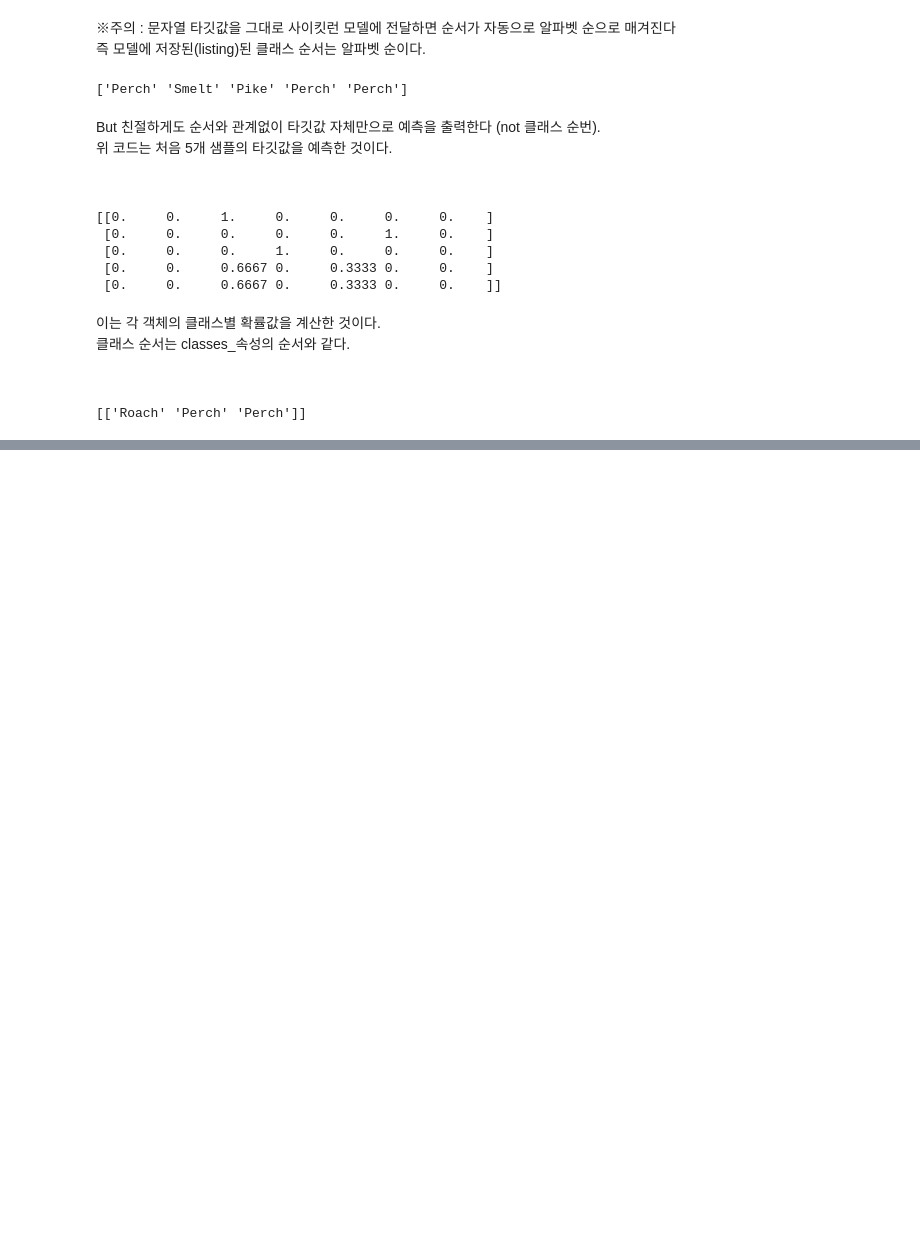
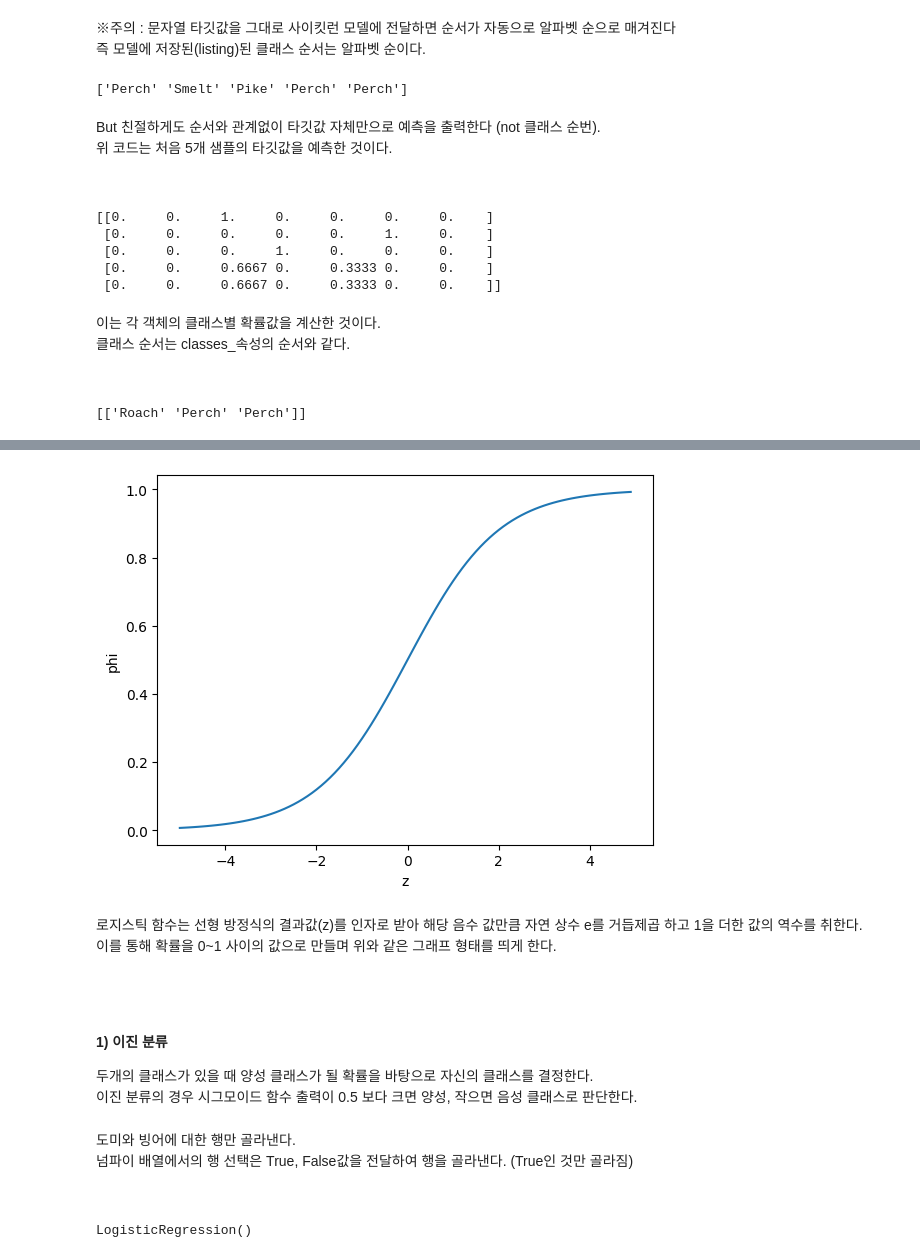
Before and after one commit to Vida0822/MachinLearning_Basic, a Jupyter notebook: classification.ipynb, the cells around one changed output, grey strips where cells are left out. Saved outputs shown, nothing was run; the diff lists cells and outputs as text; code cells hidden in the pictures; blank space fills up the shorter version.

Commit message:
로지스틱 회귀 알고리즘 학습

```diff
--- a/classification.ipynb
+++ b/classification.ipynb
@@ -153,0 +177,26 @@ print(train_target[indexes])
+# %%
+import numpy as np
+import matplotlib.pyplot as plt
+
+# -5와 5 사이에 0.1 간격으로 배열 z를 만든다. (z = [-5, -4.9, -4.8..., 4.9, 5]) --> 이 부분이 나중엔 실제 선형 방정식 결과값으로 나옴
+z = np.arange(-5,5,0.1)
+
+# 해당 z 배열의 value point마다 시그모이드 함수를 계산한다 (exp() : 지수 함수 계산)
+phi = 1 / (1+np.exp(-z))
+
+plt.plot(z, phi)
+plt.xlabel('z')
+plt.ylabel('phi')
+plt.show()
+# %% [output]
+[figure, added]
+# %% [markdown]
+로지스틱 함수는 선형 방정식의 결과값(z)를 인자로 받아 해당 음수 값만큼 자연 상수 e를 거듭제곱 하고 1을 더한 값의 역수를 취한다. <br>
+이를 통해 확률을 0~1 사이의 값으로 만들며 위와 같은 그래프 형태를 띄게 한다.
+
+<br>
+# %% [markdown]
+#### 1) 이진 분류
+
+두개의 클래스가 있을 때 양성 클래스가 될 확률을 바탕으로 자신의 클래스를 결정한다. <br>
+이진 분류의 경우 시그모이드 함수 출력이 0.5 보다 크면 양성, 작으면 음성 클래스로 판단한다.
@@ -153,0 +209,13 @@ print(train_target[indexes])
+# %% [markdown]
+도미와 빙어에 대한 행만 골라낸다. <br>
+넘파이 배열에서의 행 선택은 True, False값을 전달하여 행을 골라낸다. (True인 것만 골라짐)
+
+<br>
+# %%
+from sklearn.linear_model import LogisticRegression
+lr = LogisticRegression()
+
+# 훈련
+lr.fit(train_bream_smelt, target_bream_smelt)
+# %% [output]
+LogisticRegression()
```
Also changed, not shown: parts of 30 cells of this notebook.
